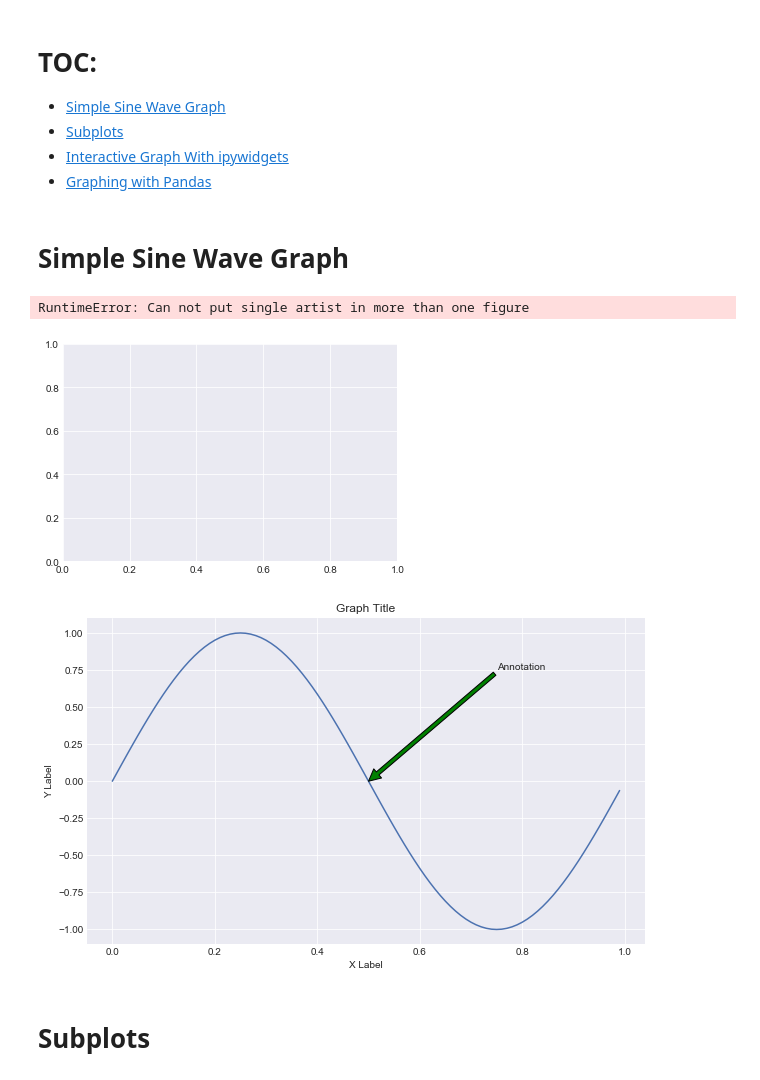
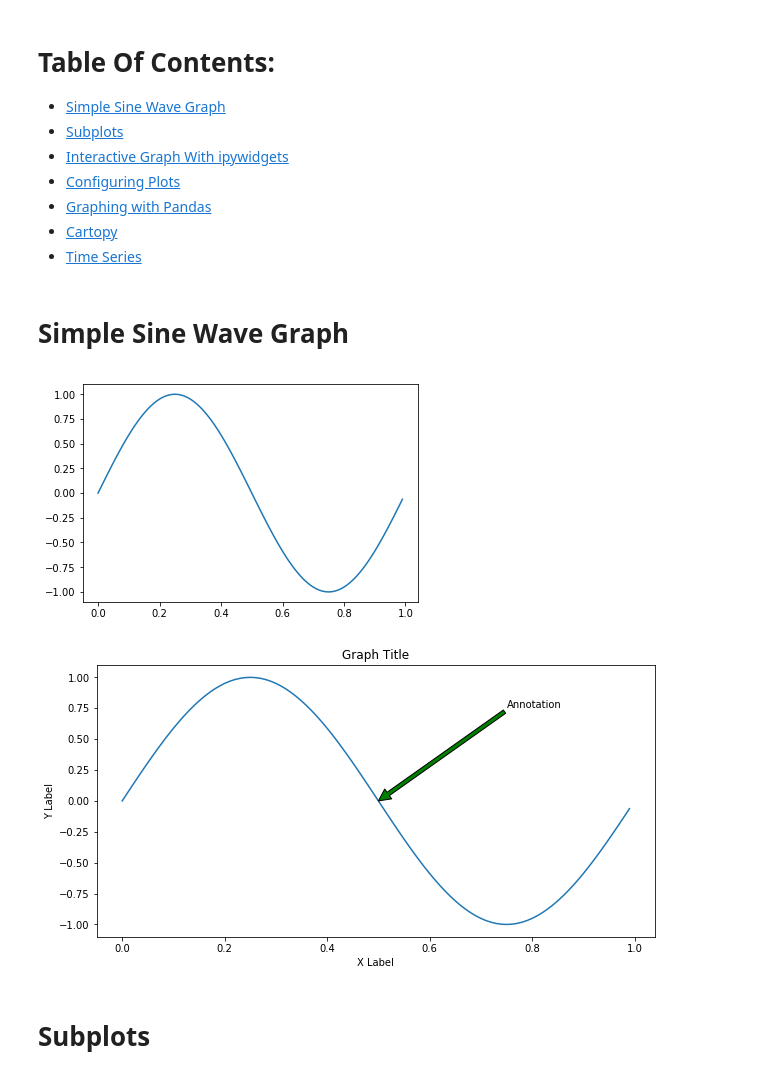
Before and after one commit to PyDataFortWayne/GraphingMatplotlibSeaborn, a Jupyter notebook: Graphing Overview.ipynb, the cells around one changed output. Drawn from its saved outputs; the diff is of its cells as text; code cells hidden in the pictures.

Commit message:
Expanding on different types of graphs

```diff
--- a/Graphing Overview.ipynb
+++ b/Graphing Overview.ipynb
@@ -1,9 +1,12 @@
 # %% [markdown]
-# TOC:
+# Table Of Contents:
 * [Simple Sine Wave Graph](#sine)
 * [Subplots](#subplots)
 * [Interactive Graph With ipywidgets](#ipyw)
+* [Configuring Plots](#config)
 * [Graphing with Pandas](#pandas)
+* [Cartopy](#cartopy)
+* [Time Series](#timeseries)
 # %%
 import pandas as pd
 import matplotlib.pyplot as plt
@@ -12,12 +15,6 @@ import numpy as np
 # %%
 # Display Graphs within the notebook
 %matplotlib inline
-
-sns.set_palette('deep')
-
-
-# Initialize a figure for our graphs for better visibility
-f = plt.Figure(figsize=(10,6))
 # %% [markdown]
 # Simple Sine Wave Graph <a class="anchor" id="sine"/>
 # %%
@@ -25,24 +22,23 @@ freq = 1.0 # Frequency
 x = np.arange(0.0, 1.0, 0.01) # Min, Max, Step
 y = [np.sin(2 * np.pi * freq * i) for i in x]
 
-plt.plot(x,y,figure=f)
+plt.plot(x,y)
 plt.show()
 # %% [output]
-RuntimeError: Can not put single artist in more than one figure
-[figure, old version]
+[figure, new version]
 # %%
-_ = plt.figure(figsize=(10,6))
+plt.figure(figsize=(10,5));
 ax = plt.subplot(1,1,1)
 plt.xlabel('X Label')
 plt.ylabel('Y Label')
 plt.title('Graph Title')
 plt.plot(x,y)
 ax.annotate('Annotation', xy=(0.5, 0.0), xytext=(0.75, 0.75),
             arrowprops={'facecolor':'green'},
             )
 plt.show()
 # %% [output]
-[figure, old version]
+[figure, new version]
 # %% [markdown]
 # Subplots <a class="anchor" id="subplots"/>
 # %%
```
Also changed, not shown: parts of 81 cells of this notebook, 2 other files.
